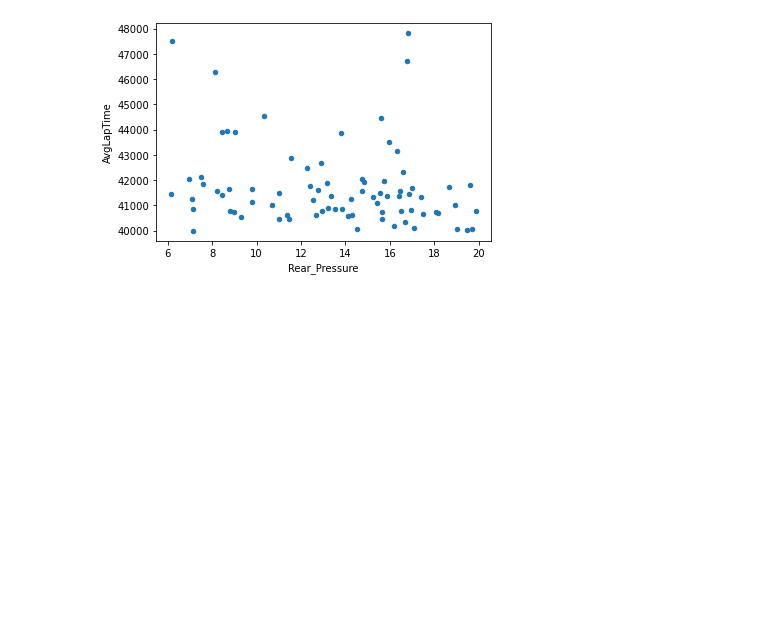
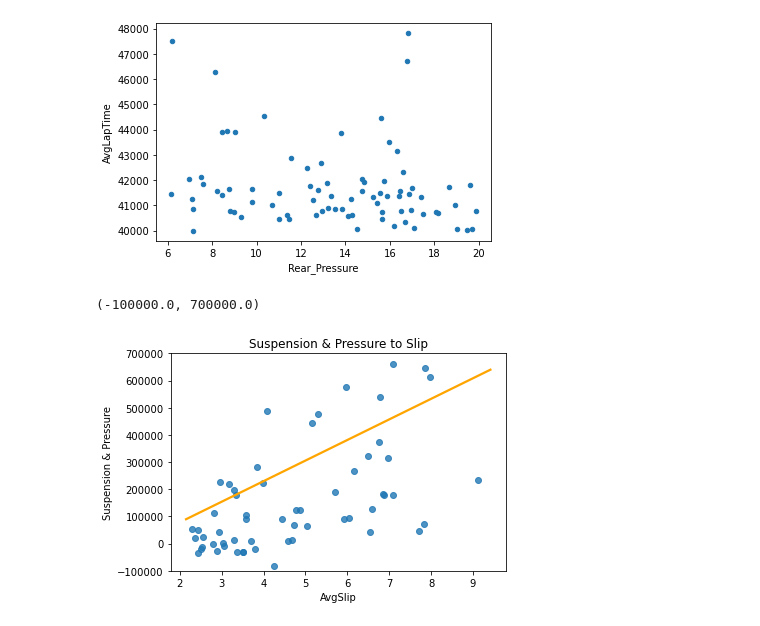
Before and after one commit to YidaChen30/RedbackRaceData, a Jupyter notebook: JupyterNoteboooks/PressureToTempGraph.ipynb, the cells around one changed output. Saved outputs shown, nothing was run; the diff lists cells and outputs as text; code cells hidden in the pictures; blank space fills up the shorter version.

```diff
--- a/JupyterNoteboooks/PressureToTempGraph.ipynb
+++ b/JupyterNoteboooks/PressureToTempGraph.ipynb
@@ -41,3 +52,12 @@ df.plot.scatter(x='Rear_Pressure', y='AvgLapTime')
 # %% [output]
 <AxesSubplot:xlabel='Rear_Pressure', ylabel='AvgLapTime'>
 [figure]
+# %%
+df = pd.read_csv('../RedbackRaceData/SlipToSuspension&Pressure.csv')
+# %%
+plt.title('Suspension & Pressure to Slip')
+ax = sns.regplot(x='AvgSlip', y='Suspension & Pressure', data=df, ci=None, line_kws={"color": "orange"})
+ax.set_ylim([-100000, 700000])
+# %% [output]
+(-100000.0, 700000.0)
+[figure, added]
```
Also changed, not shown: parts of 7 cells of this notebook, 3 other files.
